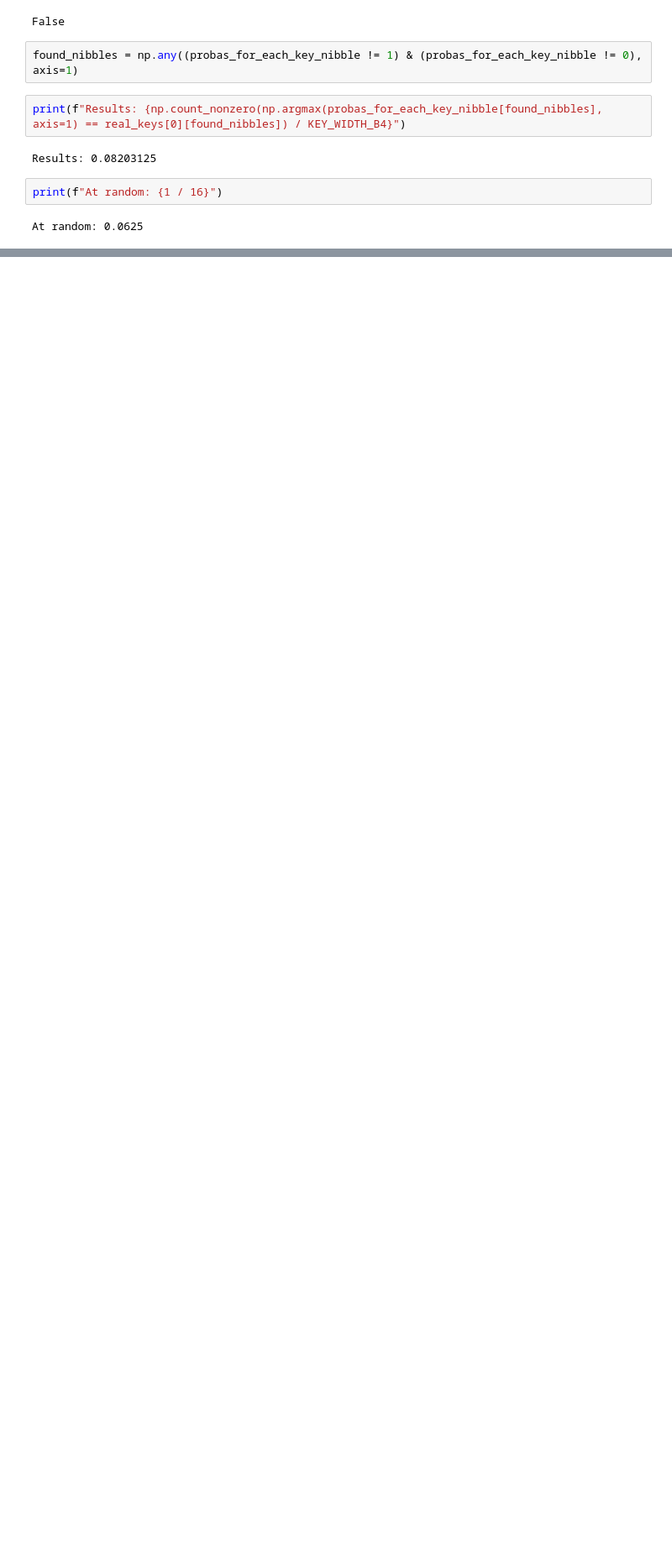
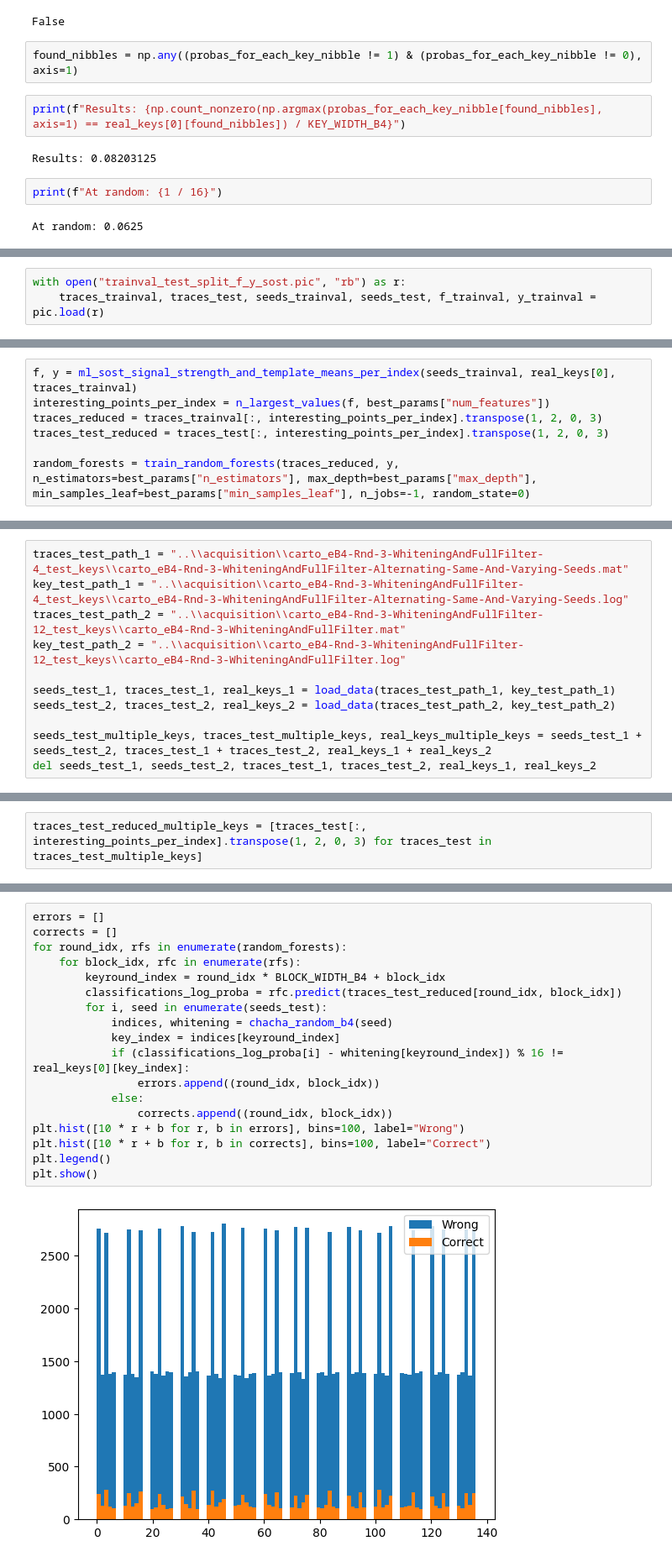
Before and after one commit to Pace222/Elisabeth-b4-SCA, a Jupyter notebook: side_channel_attack/template_attack.ipynb, the cells around one changed output, grey strips where cells are left out. Shown at 84% size. Cells and saved outputs as stored; diff of their text form; blank space fills up the shorter version.

```diff
--- a/side_channel_attack/template_attack.ipynb
+++ b/side_channel_attack/template_attack.ipynb
@@ -376,0 +347,3 @@ Results: 0.47265625
+# %%
+with open("trainval_test_split_f_y_sost.pic", "rb") as r:
+    traces_trainval, traces_test, seeds_trainval, seeds_test, f_trainval, y_trainval = pic.load(r)
@@ -376,0 +427,7 @@ Results: 0.47265625
+# %%
+f, y = ml_sost_signal_strength_and_template_means_per_index(seeds_trainval, real_keys[0], traces_trainval)
+interesting_points_per_index = n_largest_values(f, best_params["num_features"])
+traces_reduced = traces_trainval[:, interesting_points_per_index].transpose(1, 2, 0, 3)
+traces_test_reduced = traces_test[:, interesting_points_per_index].transpose(1, 2, 0, 3)
+
+random_forests = train_random_forests(traces_reduced, y, n_estimators=best_params["n_estimators"], max_depth=best_params["max_depth"], min_samples_leaf=best_params["min_samples_leaf"], n_jobs=-1, random_state=0)
@@ -376,0 +463,11 @@ Results: 0.47265625
+# %%
+traces_test_path_1 = "..\\acquisition\\carto_eB4-Rnd-3-WhiteningAndFullFilter-4_test_keys\\carto_eB4-Rnd-3-WhiteningAndFullFilter-Alternating-Same-And-Varying-Seeds.mat"
+key_test_path_1 = "..\\acquisition\\carto_eB4-Rnd-3-WhiteningAndFullFilter-4_test_keys\\carto_eB4-Rnd-3-WhiteningAndFullFilter-Alternating-Same-And-Varying-Seeds.log"
+traces_test_path_2 = "..\\acquisition\\carto_eB4-Rnd-3-WhiteningAndFullFilter-12_test_keys\\carto_eB4-Rnd-3-WhiteningAndFullFilter.mat"
+key_test_path_2 = "..\\acquisition\\carto_eB4-Rnd-3-WhiteningAndFullFilter-12_test_keys\\carto_eB4-Rnd-3-WhiteningAndFullFilter.log"
+
+seeds_test_1, traces_test_1, real_keys_1 = load_data(traces_test_path_1, key_test_path_1)
+seeds_test_2, traces_test_2, real_keys_2 = load_data(traces_test_path_2, key_test_path_2)
+
+seeds_test_multiple_keys, traces_test_multiple_keys, real_keys_multiple_keys = seeds_test_1 + seeds_test_2, traces_test_1 + traces_test_2, real_keys_1 + real_keys_2
+del seeds_test_1, seeds_test_2, traces_test_1, traces_test_2, real_keys_1, real_keys_2
@@ -376,0 +476,2 @@ Results: 0.47265625
+# %%
+traces_test_reduced_multiple_keys = [traces_test[:, interesting_points_per_index].transpose(1, 2, 0, 3) for traces_test in traces_test_multiple_keys]
@@ -376,0 +508,20 @@ Results: 0.47265625
+# %%
+errors = []
+corrects = []
+for round_idx, rfs in enumerate(random_forests):
+    for block_idx, rfc in enumerate(rfs):
+        keyround_index = round_idx * BLOCK_WIDTH_B4 + block_idx
+        classifications_log_proba = rfc.predict(traces_test_reduced[round_idx, block_idx])
+        for i, seed in enumerate(seeds_test):
+            indices, whitening = chacha_random_b4(seed)
+            key_index = indices[keyround_index]
+            if (classifications_log_proba[i] - whitening[keyround_index]) % 16 != real_keys[0][key_index]:
+                errors.append((round_idx, block_idx))
+            else:
+                corrects.append((round_idx, block_idx))
+plt.hist([10 * r + b for r, b in errors], bins=100, label="Wrong")
+plt.hist([10 * r + b for r, b in corrects], bins=100, label="Correct")
+plt.legend()
+plt.show()
+# %% [output]
+[figure, added]
```
Also changed, not shown: parts of 53 cells of this notebook.
